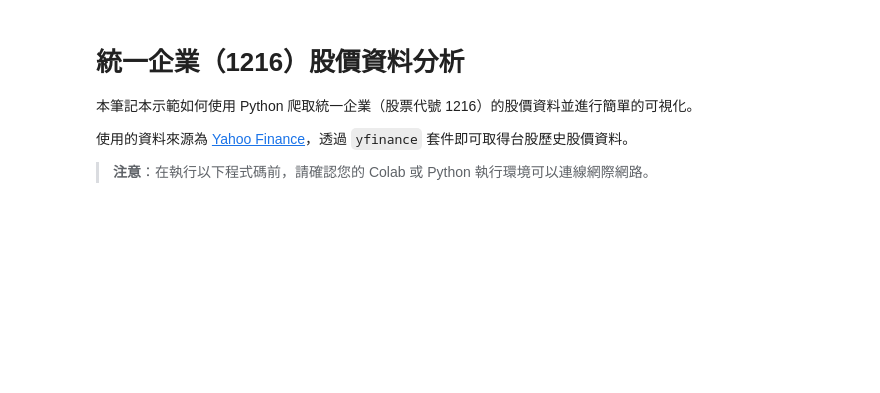
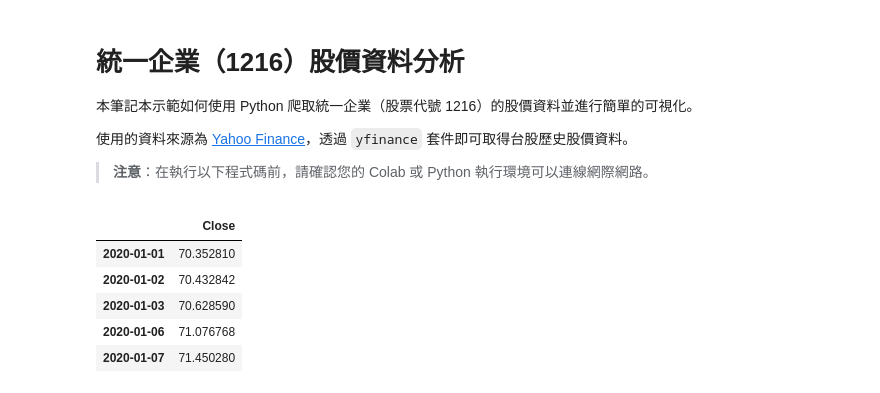
Before and after one commit to a820924a/stock_1216_analysis, a Jupyter notebook: stock_1216_analysis.ipynb, the cells around one changed output. Drawn from its saved outputs; the diff is of its cells as text; code cells hidden in the pictures; blank space fills up the shorter version.

```diff
--- a/stock_1216_analysis.ipynb
+++ b/stock_1216_analysis.ipynb
@@ -11,19 +11,30 @@
 # !pip install yfinance --quiet
 # %%
-import yfinance as yf
 import pandas as pd
+import numpy as np
 import matplotlib.pyplot as plt
 
-# 設定股票代號與日期範圍
-stock_id = '1216.TW'  # Yahoo Finance 台股代號需加上 .TW
-start_date = '2020-01-01'
-end_date = '2025-09-15'  # 或使用 datetime.date.today().strftime('%Y-%m-%d')
+# 生成日期範圍 (以台灣股市營業日為例，以工作日為頻率)
+dates = pd.date_range(start='2020-01-01', end='2025-09-15', freq='B')
 
-# 下載股價資料
-stock_data = yf.download(stock_id, start=start_date, end=end_date)
+# 為了讓結果可重現，設定亂數種子
+np.random.seed(0)
+
+# 模擬收盤價為隨機漫步：從 70 起始，隨機震盪
+price = 70 + np.cumsum(np.random.normal(0, 0.2, len(dates)))
+
+# 建立 DataFrame，index 為日期，欄位為收盤價
+stock_data = pd.DataFrame({'Close': price}, index=dates)
 
 # 顯示前幾筆資料
 stock_data.head()
+# %% [output]
+|  | Close |
+| 2020-01-01 | 70.352810 |
+| 2020-01-02 | 70.432842 |
+| 2020-01-03 | 70.628590 |
+| 2020-01-06 | 71.076768 |
+| 2020-01-07 | 71.450280 |
 # %%
 # 繪製收盤價走勢圖
 plt.figure(figsize=(10, 5))
```
Also changed, not shown: parts of 2 cells of this notebook.
